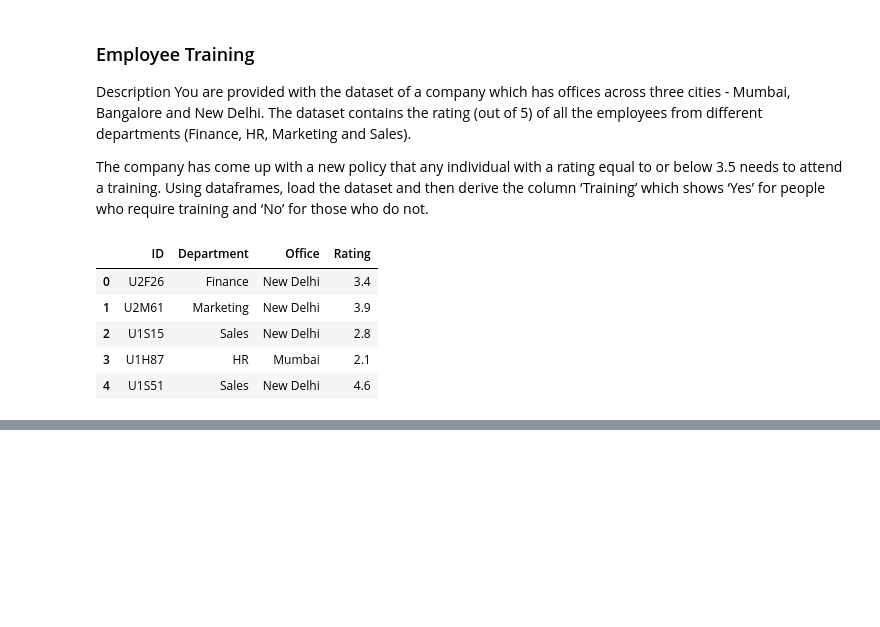
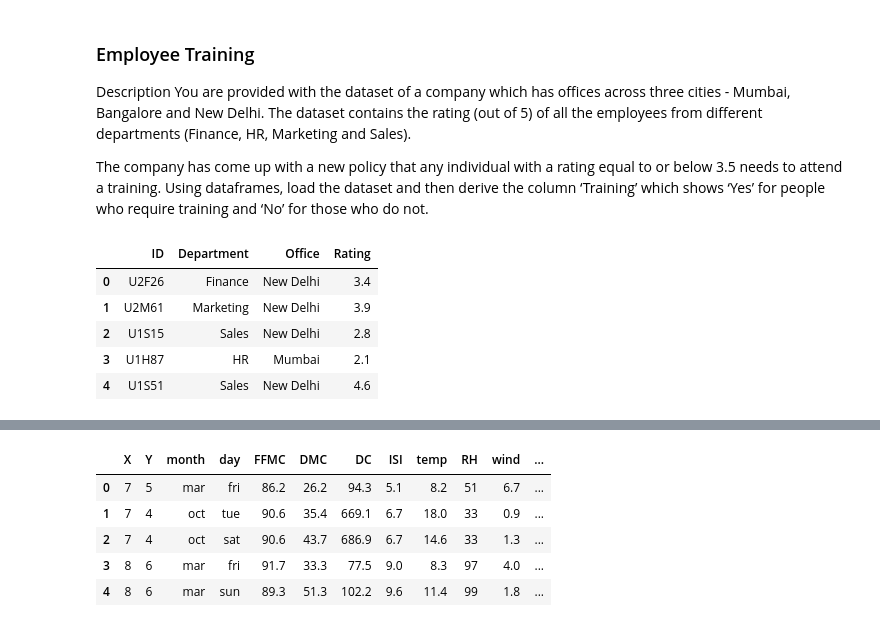
Before and after one commit to AsifVirani5/Project_Pandas_Codes, a Jupyter notebook: Pandas_Interview_Questions.ipynb, the cells around one changed output, grey strips where cells are left out. Saved outputs shown, nothing was run; the diff lists cells and outputs as text; code cells hidden in the pictures; blank space fills up the shorter version.

```diff
--- a/Pandas_Interview_Questions.ipynb
+++ b/Pandas_Interview_Questions.ipynb
@@ -833,0 +929,11 @@ df.head()
+# %%
+df3 = pd.read_csv('https://cdn.upgrad.com/uploads/production/b3467ba4-4e13-44e9-8087-4d7e94cc7586/forestfires.csv')
+# %%
+df3.head()
+# %% [output]
+|  | X | Y | month | day | FFMC | DMC | DC | ISI | temp | RH | wind | ... |
+| 0 | 7 | 5 | mar | fri | 86.2 | 26.2 | 94.3 | 5.1 | 8.2 | 51 | 6.7 | ... |
+| 1 | 7 | 4 | oct | tue | 90.6 | 35.4 | 669.1 | 6.7 | 18.0 | 33 | 0.9 | ... |
+| 2 | 7 | 4 | oct | sat | 90.6 | 43.7 | 686.9 | 6.7 | 14.6 | 33 | 1.3 | ... |
+| 3 | 8 | 6 | mar | fri | 91.7 | 33.3 | 77.5 | 9.0 | 8.3 | 97 | 4.0 | ... |
+| 4 | 8 | 6 | mar | sun | 89.3 | 51.3 | 102.2 | 9.6 | 11.4 | 99 | 1.8 | ... |
```
Also changed, not shown: parts of 58 cells of this notebook, 1 other file.
